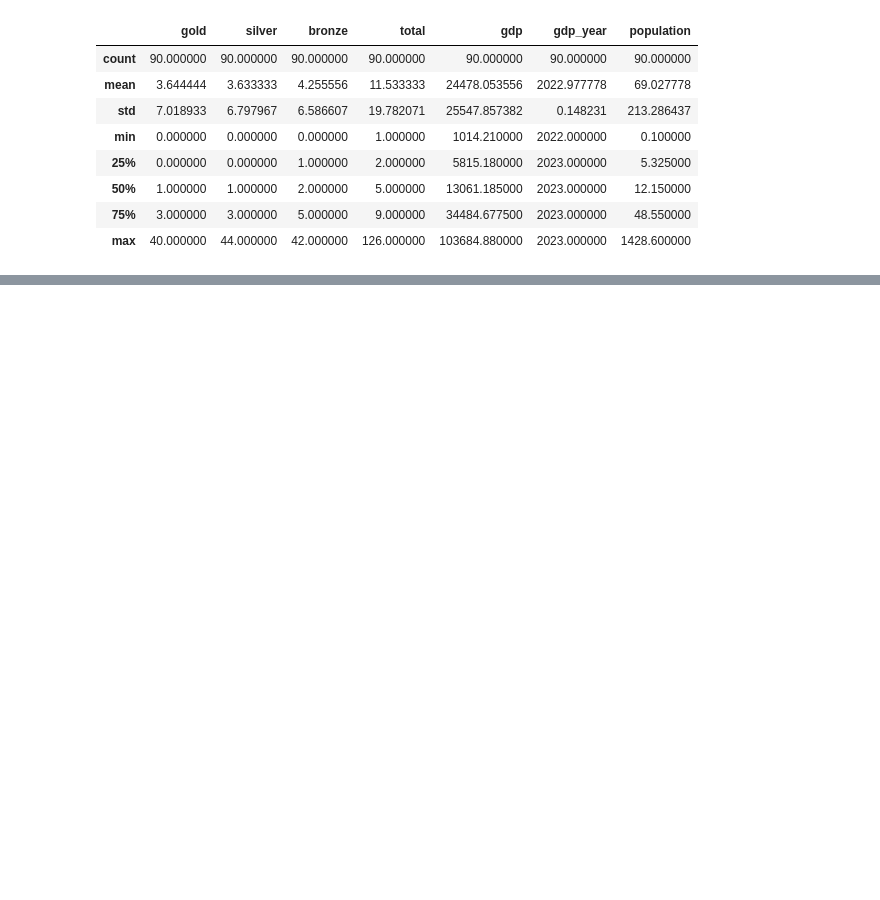
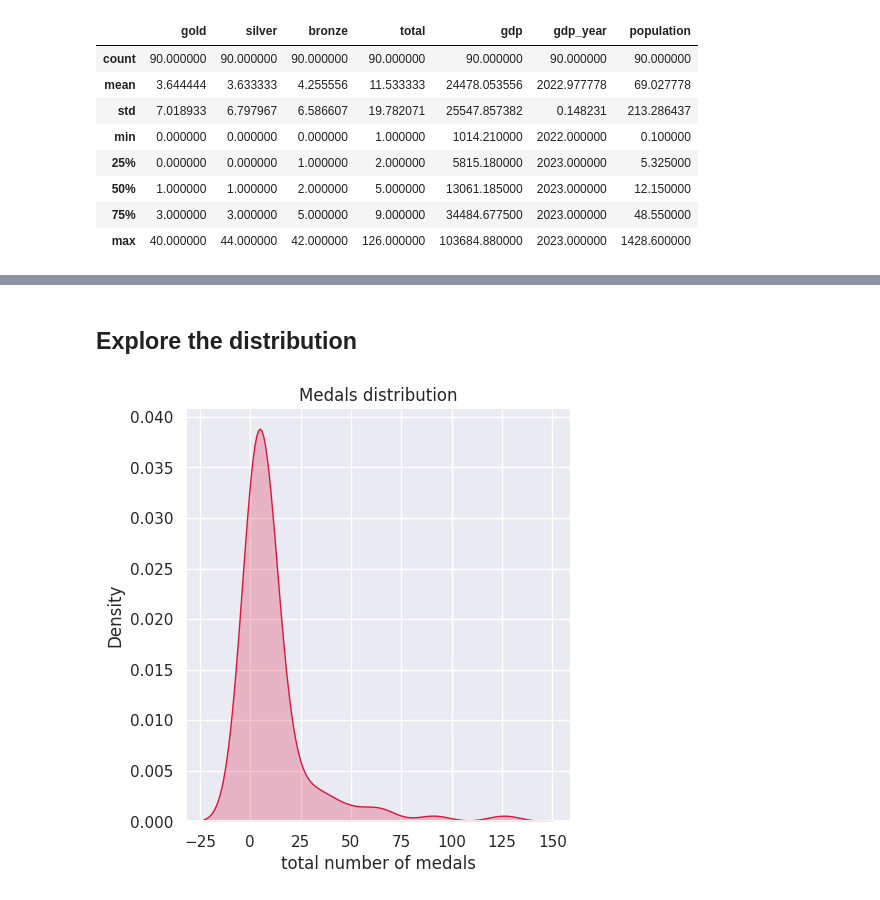
Before and after one commit to mohamedyosef101/olympics-economics, a Jupyter notebook: main.ipynb, the cells around one changed output, grey strips where cells are left out. Cells and saved outputs as stored; diff of their text form; code cells hidden in the pictures; blank space fills up the shorter version.

```diff
--- a/main.ipynb
+++ b/main.ipynb
@@ -8,10 +6,17 @@ The goal is not to find the direct linear relation between `GDP` and `total` num
 # %%
 # import libraries
-import os
 import pandas as pd
 import numpy as np
 import matplotlib.pyplot as plt
 import seaborn as sns
+import warnings
 
+# setting the warnings to be ignored
+warnings.filterwarnings('ignore')
+
+# customise visual style
+sns.set()
+
+# Read the dataset
 PATH = '/kaggle/input/2024-olympics-medals-and-economic-status/'
 df = pd.read_csv(PATH + 'olympics-economics.csv')
@@ -50,0 +74,9 @@ df.describe()
+# %% [markdown]
+## Explore the distribution
+# %%
+sns.displot(data=df, x='total', kind='kde', color='crimson', fill=True)
+plt.xlabel("total number of medals")
+plt.title("Medals distribution")
+plt.show()
+# %% [output]
+[figure, added]
```
Also changed, not shown: parts of 38 cells of this notebook.
